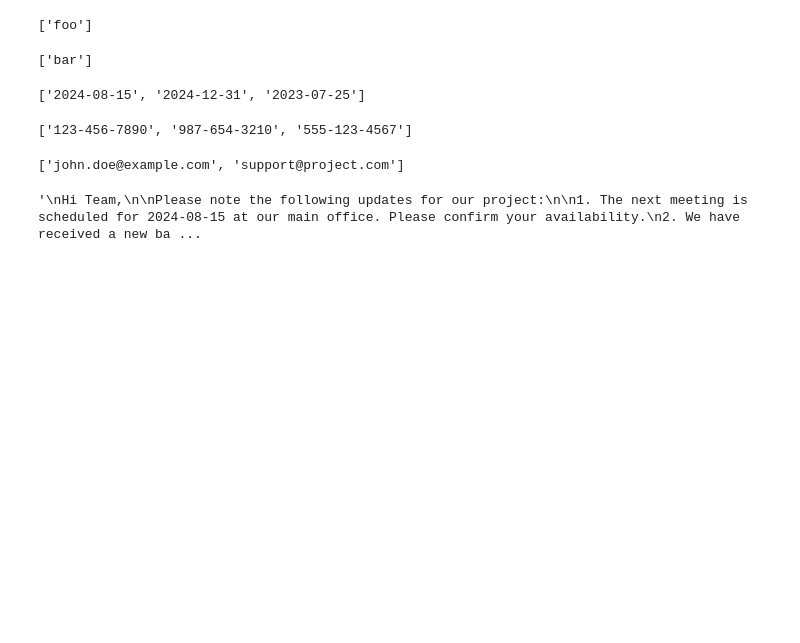
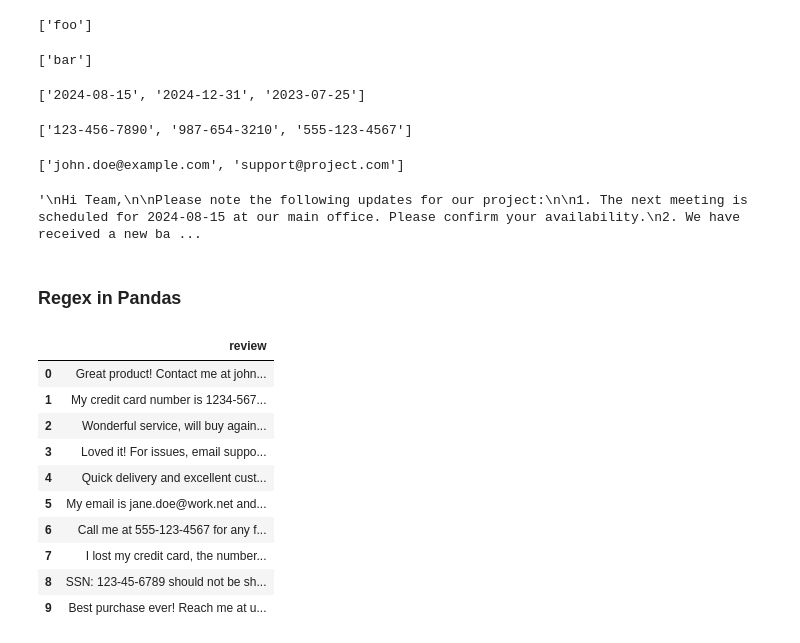
Before and after one commit to gmast-17/techcatalyst-de-GM, a Jupyter notebook: activities/week6/GREP/regex_activity.ipynb, the cells around one changed output. Cells and saved outputs as stored; diff of their text form; code cells hidden in the pictures; blank space fills up the shorter version.

Commit message:
hashing example

```diff
--- a/activities/week6/GREP/regex_activity.ipynb
+++ b/activities/week6/GREP/regex_activity.ipynb
@@ -331,3 +331,5 @@ replaced = re.sub(pattern, "*****", email_text)
 replaced
 # %% [output]
 '\nHi Team,\n\nPlease note the following updates for our project:\n\n1. The next meeting is scheduled for 2024-08-15 at our main office. Please confirm your availability.\n2. We have received a new ba ...
+# %% [markdown]
+### Regex in Pandas
@@ -333,0 +339,30 @@ replaced
+# %%
+data = {
+    "review": [
+        "Great product! Contact me at john.doe@example.com for more details.",
+        "My credit card number is 1234-5678-9101-1121. Please keep it safe.",
+        "Wonderful service, will buy again! SSN: 987-65-4321.",
+        "Loved it! For issues, email support@company.com.",
+        "Quick delivery and excellent customer support.",
+        "My email is jane.doe@work.net and I had a great experience.",
+        "Call me at 555-123-4567 for any further questions.",
+        "I lost my credit card, the number was 4321-8765-0987-6543.",
+        "SSN: 123-45-6789 should not be shared openly.",
+        "Best purchase ever! Reach me at user123@domain.org."
+    ]
+}
+
+df = pd.DataFrame(data)
+df
+# %% [output]
+|  | review |
+| 0 | Great product! Contact me at john... |
+| 1 | My credit card number is 1234-567... |
+| 2 | Wonderful service, will buy again... |
+| 3 | Loved it! For issues, email suppo... |
+| 4 | Quick delivery and excellent cust... |
+| 5 | My email is jane.doe@work.net and... |
+| 6 | Call me at 555-123-4567 for any f... |
+| 7 | I lost my credit card, the number... |
+| 8 | SSN: 123-45-6789 should not be sh... |
+| 9 | Best purchase ever! Reach me at u... |
```
Also changed, not shown: parts of 11 cells of this notebook, 1 other file.
